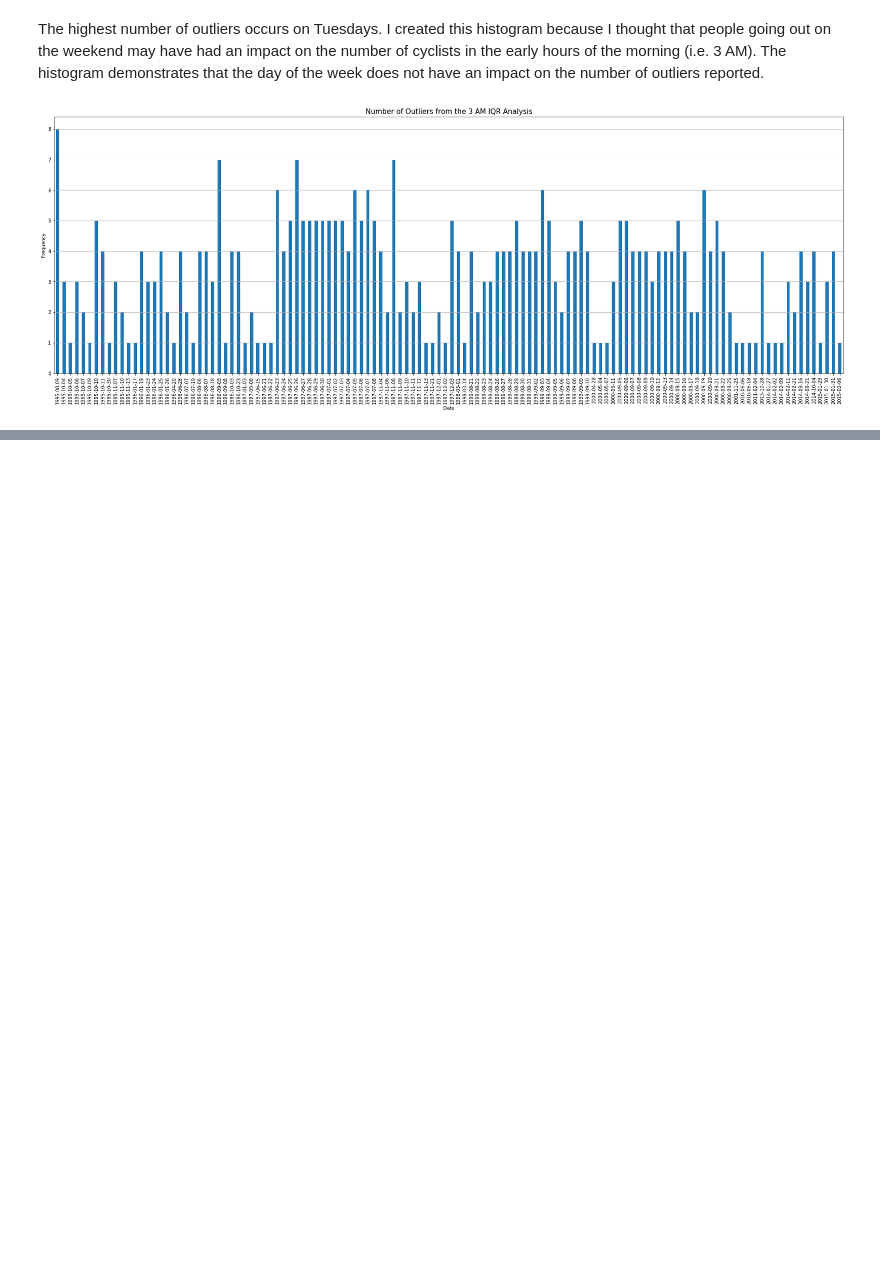
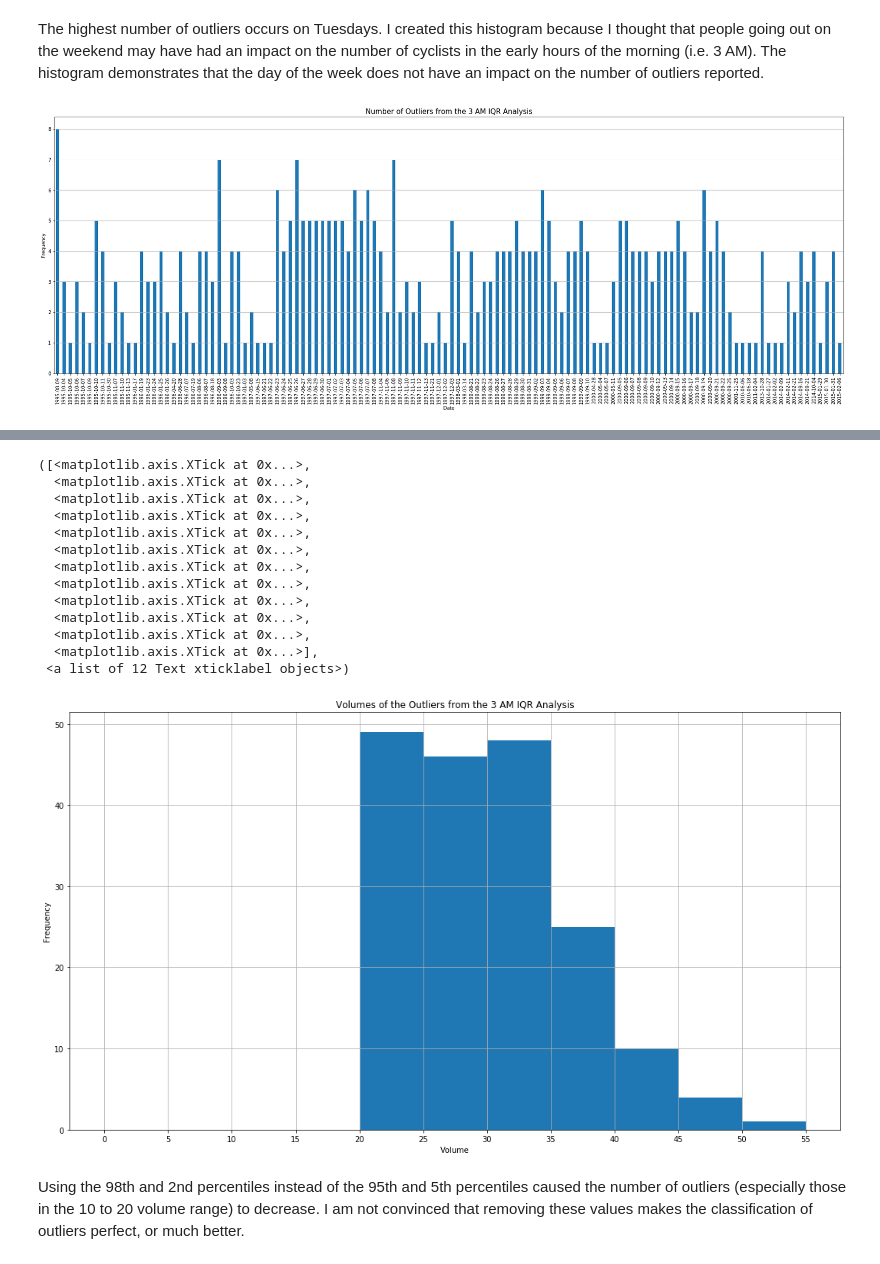
Before and after one commit to CityofToronto/bdit_data-sources, a Jupyter notebook: volumes/open_data/atr_bikes.ipynb, the cells around one changed output, grey strips where cells are left out. Saved outputs shown, nothing was run; the diff lists cells and outputs as text; code cells hidden in the pictures; blank space fills up the shorter version.

```diff
--- a/volumes/open_data/atr_bikes.ipynb
+++ b/volumes/open_data/atr_bikes.ipynb
@@ -476,0 +518,25 @@ Note that some counts are greater than 4 because the data includes both eastboun
+# %%
+# zoom in to 0 to 50
+# bins of 10
+ax = outliers_3am_98_2['volume_15min'].hist(bins=np.arange(0, 60, 5), figsize=(18,10))
+ax.set_xlabel("Volume")
+ax.set_ylabel("Frequency")
+ax.set_title("Volumes of the Outliers from the 3 AM IQR Analysis")
+plt.xticks(np.arange(0,60,5))
+# %% [output]
+([<matplotlib.axis.XTick at 0x...>,
+  <matplotlib.axis.XTick at 0x...>,
+  <matplotlib.axis.XTick at 0x...>,
+  <matplotlib.axis.XTick at 0x...>,
+  <matplotlib.axis.XTick at 0x...>,
+  <matplotlib.axis.XTick at 0x...>,
+  <matplotlib.axis.XTick at 0x...>,
+  <matplotlib.axis.XTick at 0x...>,
+  <matplotlib.axis.XTick at 0x...>,
+  <matplotlib.axis.XTick at 0x...>,
+  <matplotlib.axis.XTick at 0x...>,
+  <matplotlib.axis.XTick at 0x...>],
+ <a list of 12 Text xticklabel objects>)
+[figure, added]
+# %% [markdown]
+Using the 98th and 2nd percentiles instead of the 95th and 5th percentiles caused the number of outliers (especially those in the 10 to 20 volume range) to decrease. I am not convinced that removing these values makes the classification of outliers perfect, or much better.
```
Also changed, not shown: parts of 29 cells of this notebook.
